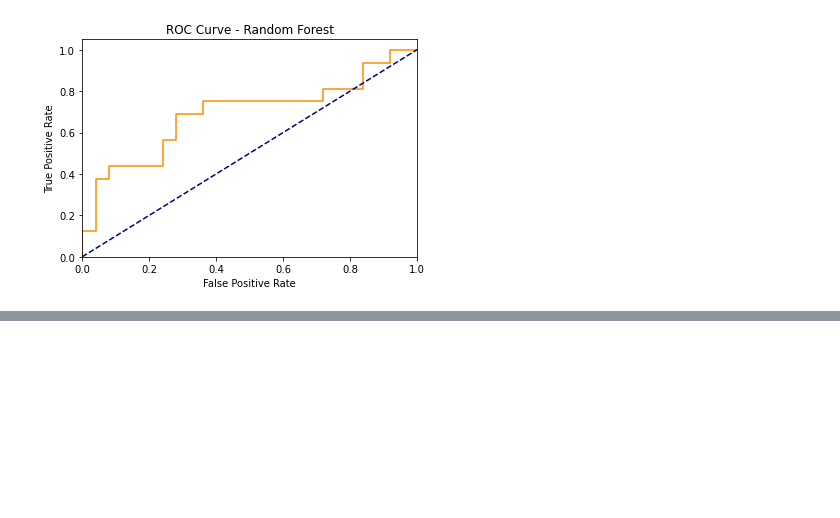
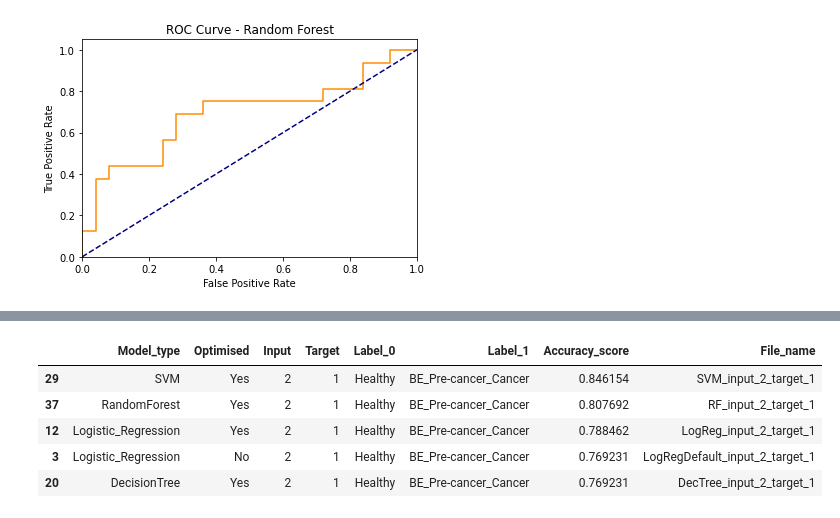
Before and after one commit to Frankr22/Machine-Learning-for-Oesophageal-Cancer-Diagnosis, a Jupyter notebook: Models/Model_performance_tracking.ipynb, the cells around one changed output, grey strips where cells are left out. Drawn from its saved outputs; the diff is of its cells as text; code cells hidden in the pictures; blank space fills up the shorter version.

```diff
--- a/Models/Model_performance_tracking.ipynb
+++ b/Models/Model_performance_tracking.ipynb
@@ -1482,0 +1527,11 @@ Pre-cancer_Cancer       0.58      0.69      0.63        16
+# %%
+model1 = t1[t1['Input']== 2]
+model1 = model1.sort_values('Accuracy_score', ascending=False)
+model1
+# %% [output]
+|  | Model_type | Optimised | Input | Target | Label_0 | Label_1 | Accuracy_score | File_name |
+| 29 | SVM | Yes | 2 | 1 | Healthy | BE_Pre-cancer_Cancer | 0.846154 | SVM_input_2_target_1 |
+| 37 | RandomForest | Yes | 2 | 1 | Healthy | BE_Pre-cancer_Cancer | 0.807692 | RF_input_2_target_1 |
+| 12 | Logistic_Regression | Yes | 2 | 1 | Healthy | BE_Pre-cancer_Cancer | 0.788462 | LogReg_input_2_target_1 |
+| 3 | Logistic_Regression | No | 2 | 1 | Healthy | BE_Pre-cancer_Cancer | 0.769231 | LogRegDefault_input_2_target_1 |
+| 20 | DecisionTree | Yes | 2 | 1 | Healthy | BE_Pre-cancer_Cancer | 0.769231 | DecTree_input_2_target_1 |
```
Also changed, not shown: parts of 6 cells of this notebook, 1 other file.
